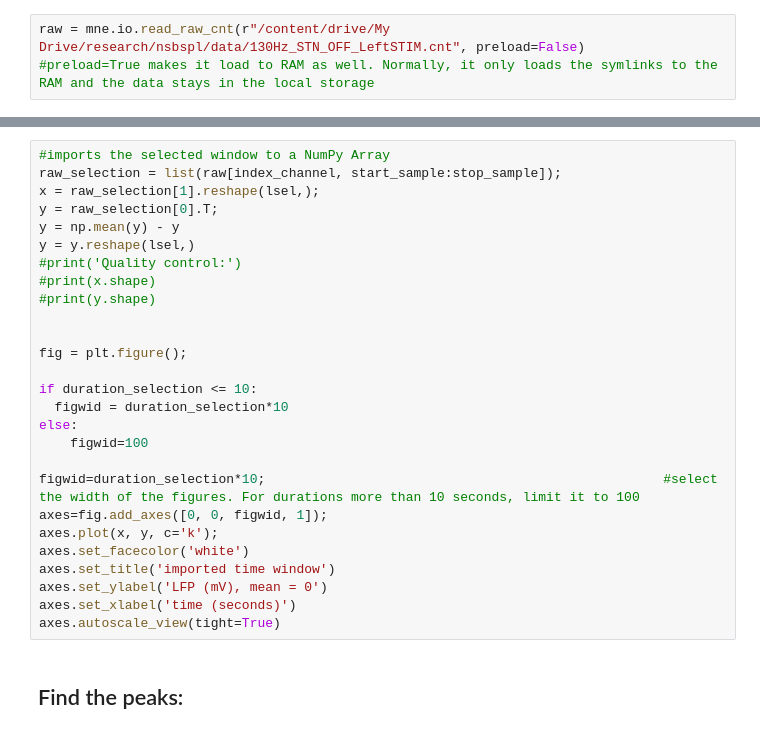
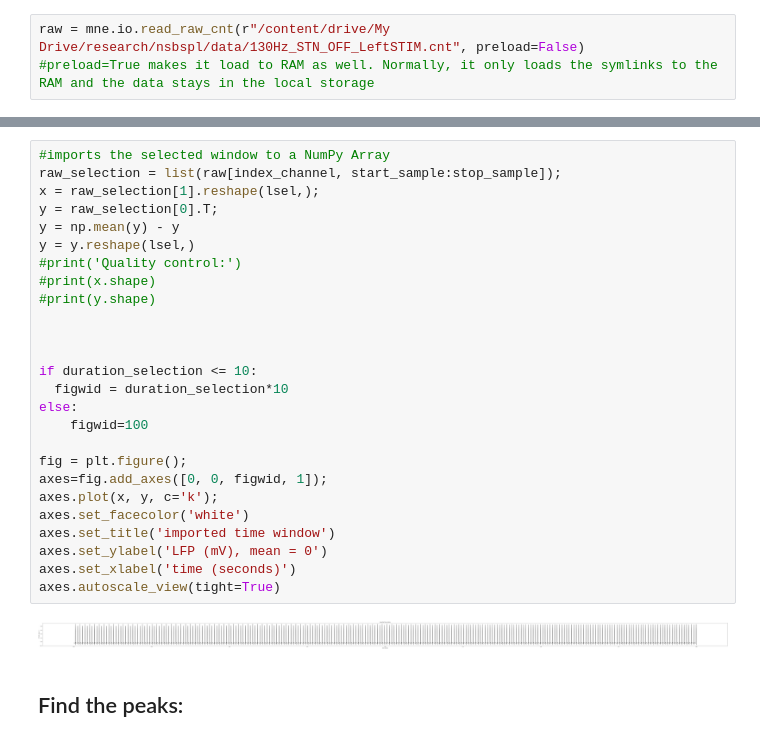
Before and after one commit to tmorshed/dbs_cep, a Jupyter notebook: cep_thesis.ipynb, the cells around one changed output, grey strips where cells are left out. Drawn from its saved outputs; the diff is of its cells as text.

```diff
--- a/cep_thesis.ipynb
+++ b/cep_thesis.ipynb
@@ -100,30 +134,31 @@ print('this is equal to {} datapoints in length'.format(lsel))
 # %%
 #imports the selected window to a NumPy Array
 raw_selection = list(raw[index_channel, start_sample:stop_sample]);
 x = raw_selection[1].reshape(lsel,);
 y = raw_selection[0].T;
 y = np.mean(y) - y
 y = y.reshape(lsel,)
 #print('Quality control:')
 #print(x.shape)
 #print(y.shape)
 
 
-fig = plt.figure();
 
 if duration_selection <= 10:
   figwid = duration_selection*10
 else:
     figwid=100
 
-figwid=duration_selection*10;                                                   #select the width of the figures. For durations more than 10 seconds, limit it to 100
+fig = plt.figure();
 axes=fig.add_axes([0, 0, figwid, 1]);
 axes.plot(x, y, c='k');
 axes.set_facecolor('white')
 axes.set_title('imported time window')
 axes.set_ylabel('LFP (mV), mean = 0')
 axes.set_xlabel('time (seconds)')
 axes.autoscale_view(tight=True)
+# %% [output]
+[figure, added]
 # %% [markdown]
 ## Find the peaks:
 # %%
```
Also changed, not shown: parts of 14 cells of this notebook.
